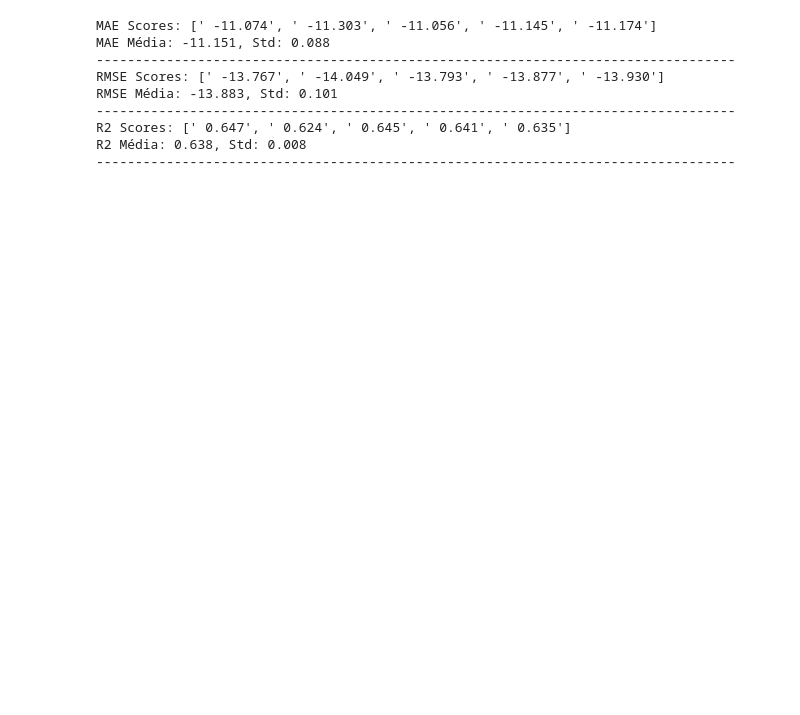
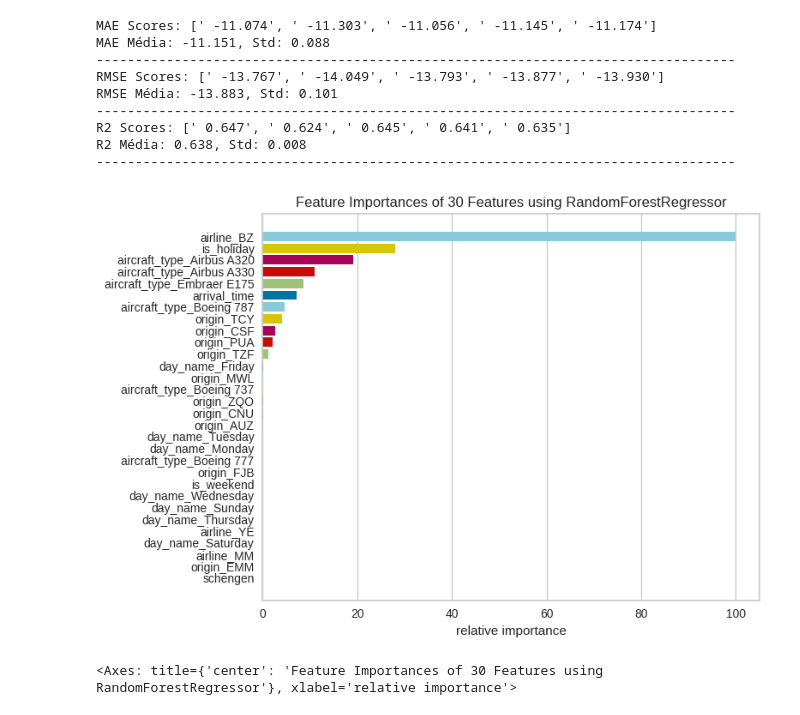
Before and after one commit to rafaelreisramos/oracle-one, a Jupyter notebook: ia-aumentada-prevendo-atrasos-voos/modelo_atraso_voo.ipynb, the cells around one changed output. Drawn from its saved outputs; the diff is of its cells as text; code cells hidden in the pictures; blank space fills up the shorter version.

```diff
--- a/ia-aumentada-prevendo-atrasos-voos/modelo_atraso_voo.ipynb
+++ b/ia-aumentada-prevendo-atrasos-voos/modelo_atraso_voo.ipynb
@@ -563,0 +566,7 @@ R2 Média: 0.638, Std: 0.008
+# %%
+viz = FeatureImportances(model_rf)
+viz.fit(X_train, y_train)
+viz.show()
+# %% [output]
+[figure, added]
+<Axes: title={'center': 'Feature Importances of 30 Features using RandomForestRegressor'}, xlabel='relative importance'>
```
Also changed, not shown: parts of 17 cells of this notebook.
